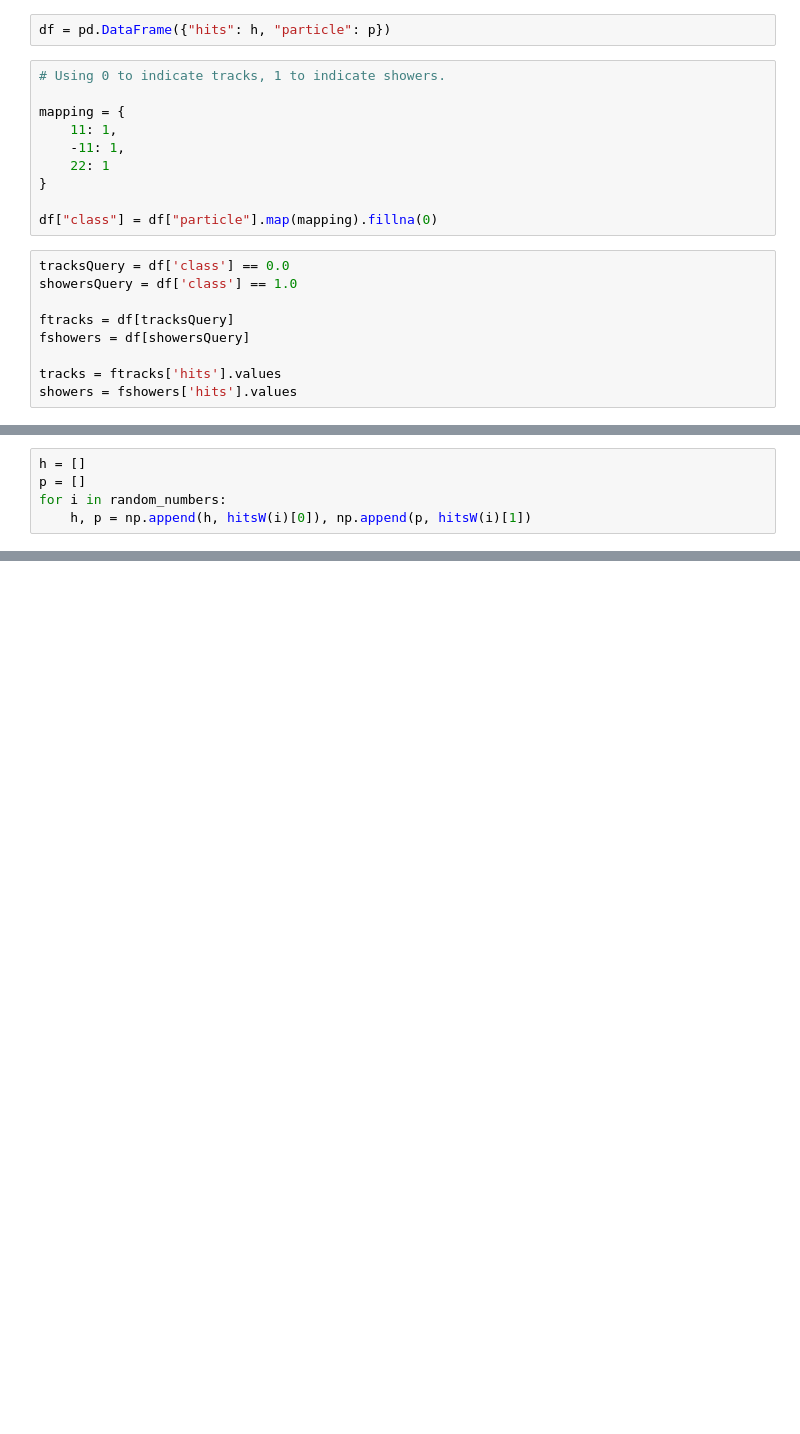
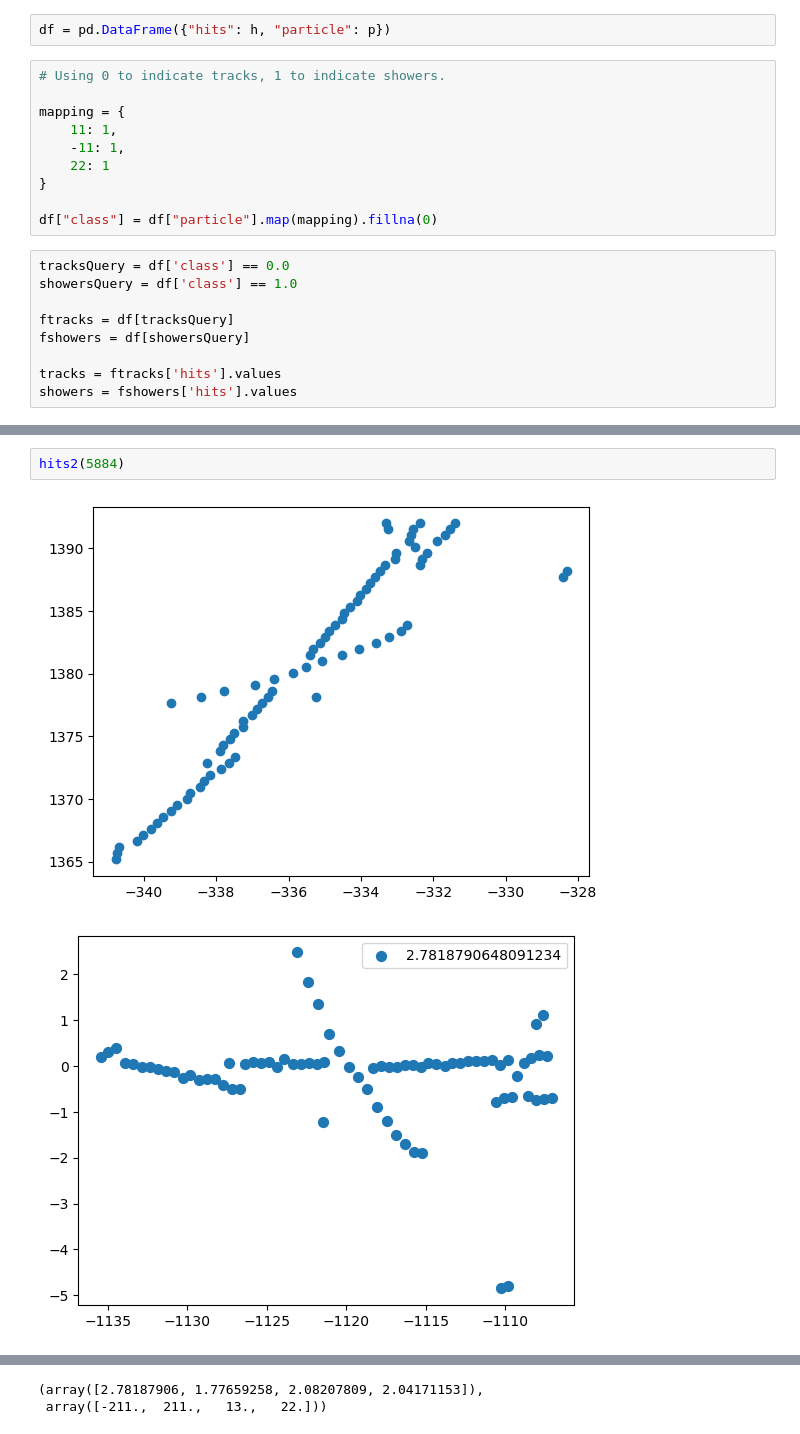
Before and after one commit to mohummudh/neutrinos-dune, a Jupyter notebook: mohammed/number_of_hits/number_of_hits.ipynb, the cells around one changed output, grey strips where cells are left out. Drawn from its saved outputs; the diff is of its cells as text; blank space fills up the shorter version.

```diff
--- a/mohammed/number_of_hits/number_of_hits.ipynb
+++ b/mohammed/number_of_hits/number_of_hits.ipynb
@@ -178,5 +253,0 @@ random_numbers = np.random.randint(0, max(events.event_number), 2000)
-# %%
-h = []
-p = []
-for i in random_numbers:
-    h, p = np.append(h, hitsW(i)[0]), np.append(p, hitsW(i)[1])
@@ -227,0 +407,5 @@ plt.show()
+# %%
+hits2(5884)
+# %% [output]
+[figure, added]
+[figure, added]
@@ -227,0 +418,2 @@ plt.show()
+(array([2.78187906, 1.77659258, 2.08207809, 2.04171153]),
+ array([-211.,  211.,   13.,   22.]))
```
Also changed, not shown: parts of 28 cells of this notebook, 3 other files.
